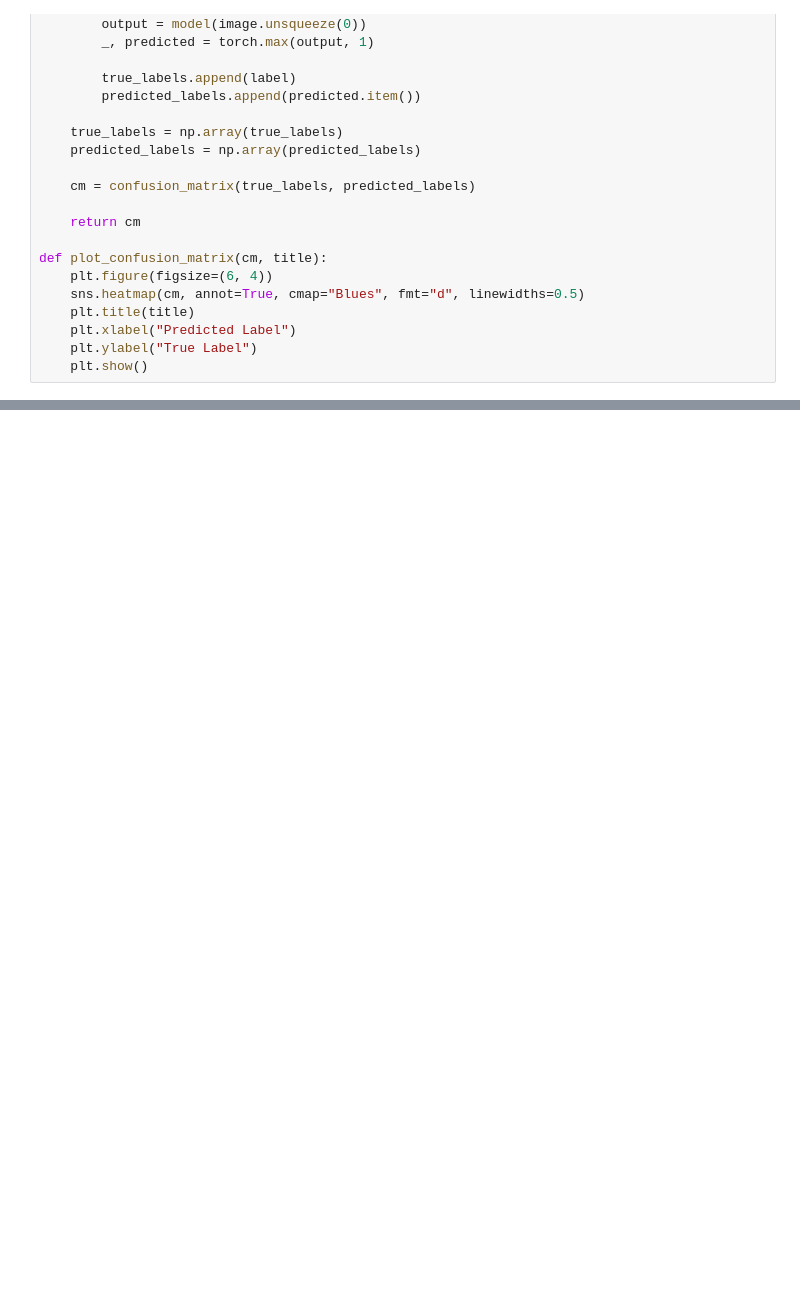
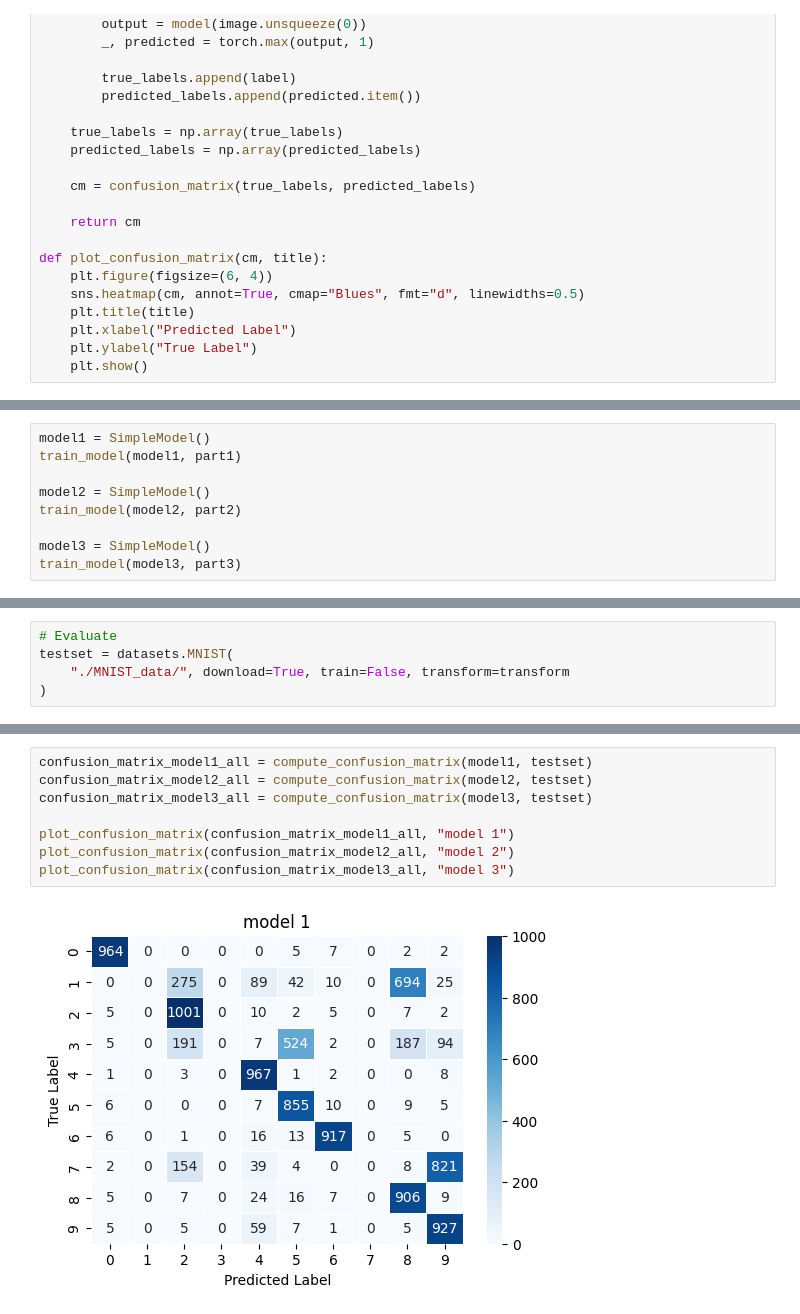
Before and after one commit to alfazick/federatedlearning, a Jupyter notebook: 01whyfederatedlearning/introfederatedlearning.ipynb, the cells around one changed output, grey strips where cells are left out. Drawn from its saved outputs; the diff is of its cells as text; blank space fills up the shorter version.

```diff
--- a/01whyfederatedlearning/introfederatedlearning.ipynb
+++ b/01whyfederatedlearning/introfederatedlearning.ipynb
@@ -170,0 +222,9 @@ def plot_confusion_matrix(cm, title):
+# %%
+model1 = SimpleModel()
+train_model(model1, part1)
+
+model2 = SimpleModel()
+train_model(model2, part2)
+
+model3 = SimpleModel()
+train_model(model3, part3)
@@ -170,0 +249,5 @@ def plot_confusion_matrix(cm, title):
+# %%
+# Evaluate
+testset = datasets.MNIST(
+    "./MNIST_data/", download=True, train=False, transform=transform
+)
@@ -170,0 +283,10 @@ def plot_confusion_matrix(cm, title):
+# %%
+confusion_matrix_model1_all = compute_confusion_matrix(model1, testset)
+confusion_matrix_model2_all = compute_confusion_matrix(model2, testset)
+confusion_matrix_model3_all = compute_confusion_matrix(model3, testset)
+
+plot_confusion_matrix(confusion_matrix_model1_all, "model 1")
+plot_confusion_matrix(confusion_matrix_model2_all, "model 2")
+plot_confusion_matrix(confusion_matrix_model3_all, "model 3")
+# %% [output]
+[figure, added]
```
Also changed, not shown: parts of 10 cells of this notebook.
